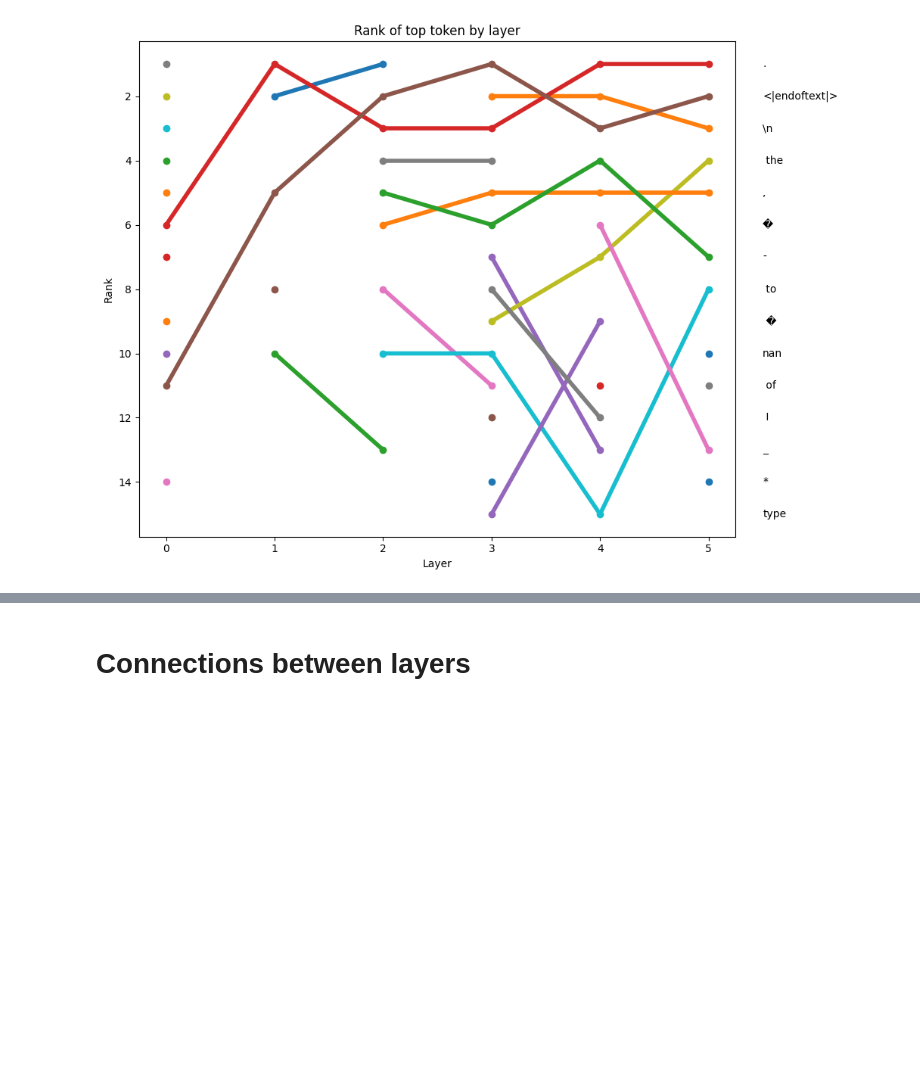
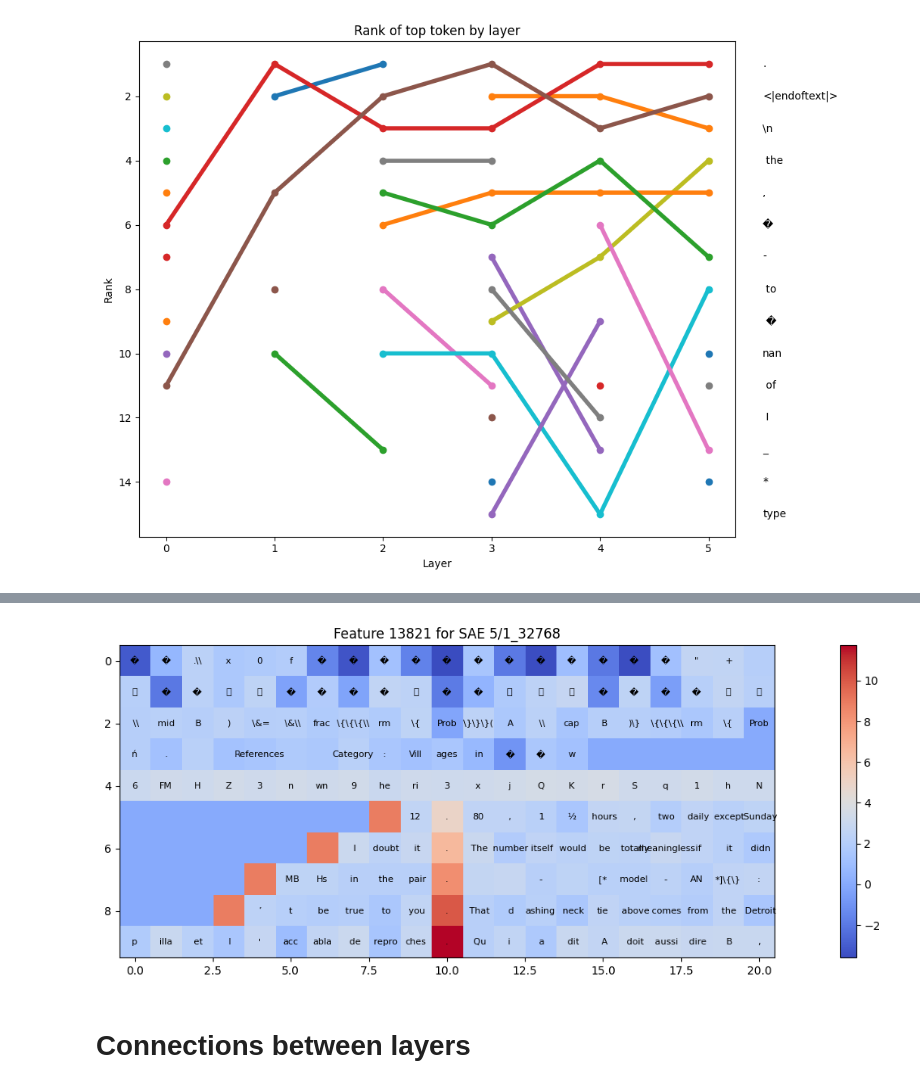
Before and after one commit to pchlenski/mlp_linearization, a Jupyter notebook: notebooks/5_pythia_layers.ipynb, the cells around one changed output, grey strips where cells are left out. Saved outputs shown, nothing was run; the diff lists cells and outputs as text; code cells hidden in the pictures; blank space fills up the shorter version.

```diff
--- a/notebooks/5_pythia_layers.ipynb
+++ b/notebooks/5_pythia_layers.ipynb
@@ -162,3 +188,16 @@ posx and posy should be finite values
+# %%
+ax = visualize_topk(
+    examples=lin.uniform_examples["examples"].detach().cpu().numpy(),
+    activations=lin.uniform_examples["activations"].detach().cpu().numpy(),
+    columns=lin.uniform_examples["cols"].detach().cpu().numpy(),
+    model=lin.model,
+    trim=10,
+    zero_negatives=False,
+)
+ax.set_title(f"Feature {lin.feature_idx} for SAE {key}")
+plt.show()
+# %% [output]
+[figure, added]
 # %% [markdown]
 # Connections between layers
 # %%
```
Also changed, not shown: parts of 11 cells of this notebook, 3 other files.
